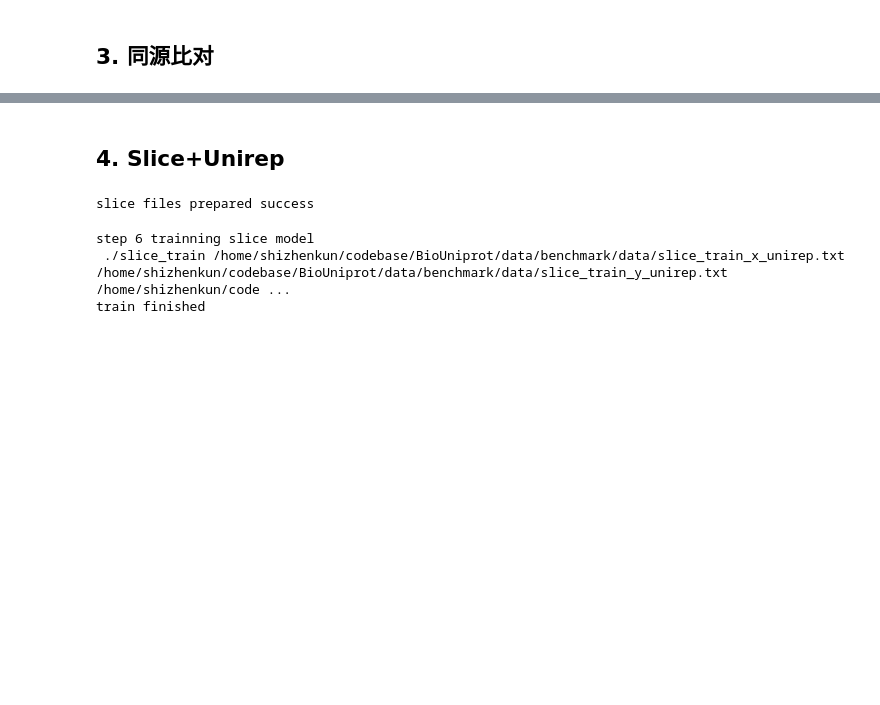
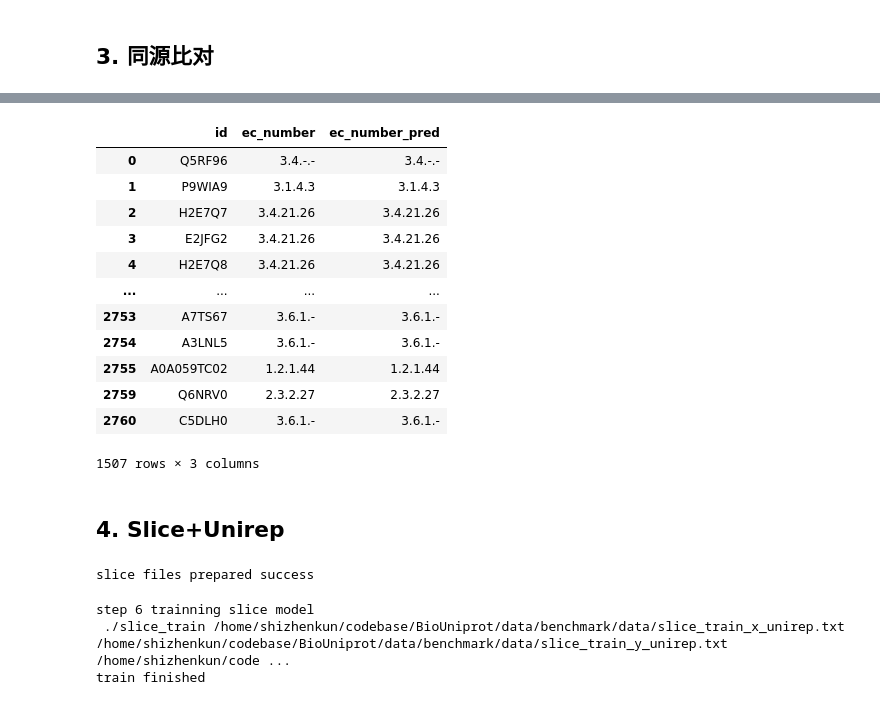
Before and after one commit to kingstdio/ECRECer, a Jupyter notebook: tasks/task3.ipynb, the cells around one changed output, grey strips where cells are left out. Saved outputs shown, nothing was run; the diff lists cells and outputs as text; code cells hidden in the pictures; blank space fills up the shorter version.

```diff
--- a/tasks/task3.ipynb
+++ b/tasks/task3.ipynb
@@ -41,7 +37,6 @@ import benchmark_evaluation as eva
 # %%
-# 1. 读入数据
-print('step 1 loading data')
-train = pd.read_feather(cfg.TRAIN_FEATURE)
-test = pd.read_feather(cfg.TEST_FEATURE)
-# train,test= bcommon.load_data_embedding(train=train, test=test, embedding_type=cfg.EMBEDDING_METHOD.get('unirep'))
+#read train test data
+train = pd.read_feather(cfg.DATADIR+'task3/train.feather')
+test = pd.read_feather(cfg.DATADIR+'task3/test.feather')
+print('train size: {0}\ntest size: {1}'.format(len(train), len(test)))
 # %% [output]
@@ -102,0 +47,2 @@ test_results_df
+# %%
+res_data=funclib.getblast(train,test)
@@ -103,3 +72,23 @@ test_results_df
+# %%
+res_data = res_data[['id', 'sseqid']].merge(train, left_on='sseqid',right_on='id', how='left')[['id_x','sseqid','ec_number']]
+res_data =res_data.rename(columns={'id_x':'id','sseqid':'id_ref', 'ec_number':'ec_number_pred'})
+res_data=res_data.merge(test, on='id', how='left')[['id','ec_number','ec_number_pred']]
+# %%
+res_data[res_data.ec_number==res_data.ec_number_pred]
+# %% [output]
+|  | id | ec_number | ec_number_pred |
+| 0 | Q5RF96 | 3.4.-.- | 3.4.-.- |
+| 1 | P9WIA9 | 3.1.4.3 | 3.1.4.3 |
+| 2 | H2E7Q7 | 3.4.21.26 | 3.4.21.26 |
+| 3 | E2JFG2 | 3.4.21.26 | 3.4.21.26 |
+| 4 | H2E7Q8 | 3.4.21.26 | 3.4.21.26 |
+| ... | ... | ... | ... |
+| 2753 | A7TS67 | 3.6.1.- | 3.6.1.- |
+| 2754 | A3LNL5 | 3.6.1.- | 3.6.1.- |
+| 2755 | A0A059TC02 | 1.2.1.44 | 1.2.1.44 |
+| 2759 | Q6NRV0 | 2.3.2.27 | 2.3.2.27 |
+| 2760 | C5DLH0 | 3.6.1.- | 3.6.1.- |
+1507 rows × 3 columns
 # %% [markdown]
 ## 4. Slice+Unirep
 # %%
```
Also changed, not shown: parts of 13 cells of this notebook, 10 other files.
